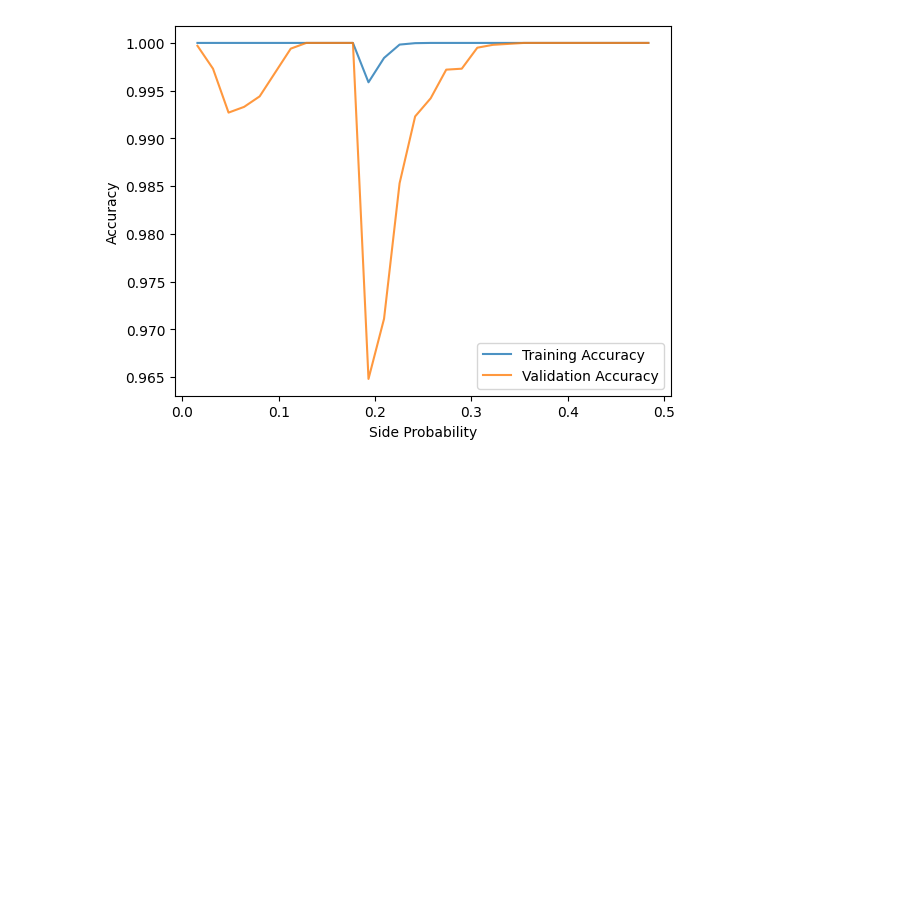
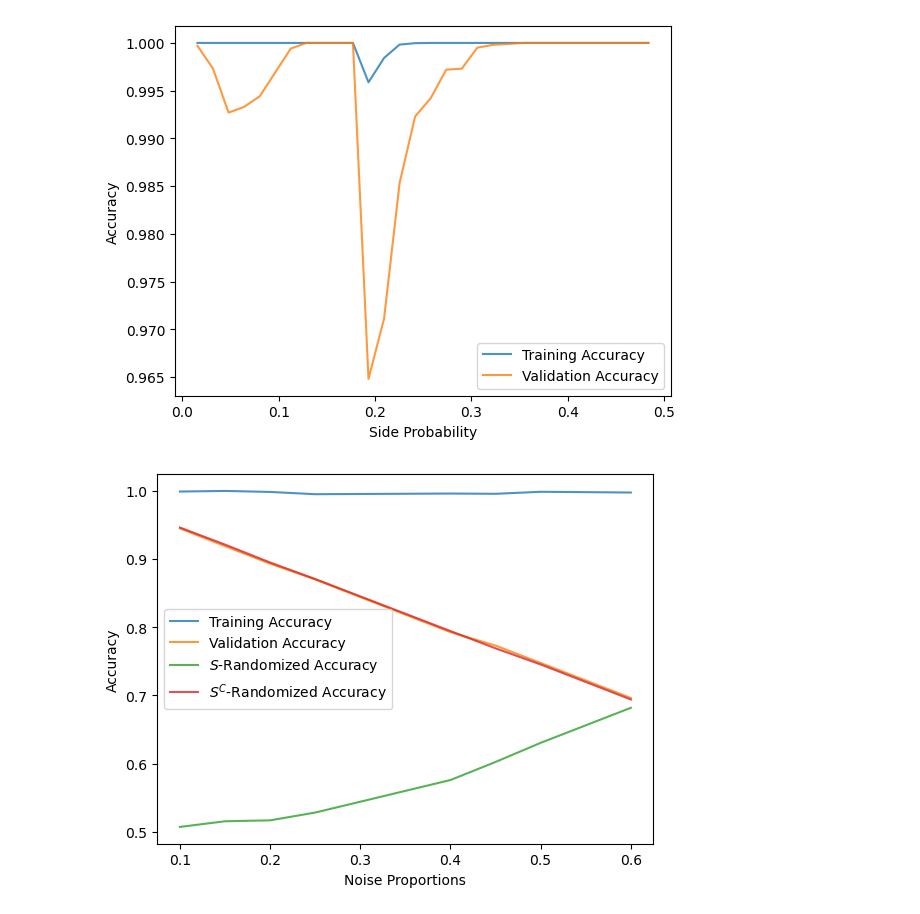
Before and after one commit to tianwen-fu/701-simplicity-bias, a Jupyter notebook: notebooks/extract_tensorboard.ipynb, the cells around one changed output. Drawn from its saved outputs; the diff is of its cells as text; code cells hidden in the pictures; blank space fills up the shorter version.

Commit message:
noise proportions

```diff
--- a/notebooks/extract_tensorboard.ipynb
+++ b/notebooks/extract_tensorboard.ipynb
@@ -114,5 +114,5 @@ plt.show()
 # %%
-root_dir = '/home/studio-lab-user/701-simplicity-bias/output/training_logs_221030_023412'
+root_dir = '/home/studio-lab-user/701-simplicity-bias/output/training_logs_221030_023539'
 side_probs = []
 train_acc = []
 val_acc = []
@@ -292,3 +292,39 @@ plt.savefig('/home/studio-lab-user/701-simplicity-bias/output/5slab_ref_sideprob
 plt.show()
 # %% [output]
 [figure]
+# %%
+root_dir = '/home/studio-lab-user/701-simplicity-bias/output/training_logs_221031_043448'
+noise_props = []
+train_acc = []
+val_acc = []
+srandom_acc = []
+scrandom_acc = []
+for dir in os.listdir(root_dir):
+    if '7slabs_noiseprop' not in dir or 'ref' in dir or '0.3' in dir or '0.55' in dir: continue
+    noise_props.append(float(dir.split('_')[-1]))
+    event_name = [fname for fname in os.listdir(os.path.join(root_dir, dir)) if fname.startswith('events.')][0]
+    ea = event_accumulator.EventAccumulator(os.path.join(root_dir, dir, event_name),
+          size_guidance={
+              event_accumulator.COMPRESSED_HISTOGRAMS: 500,
+              event_accumulator.IMAGES: 4,
+              event_accumulator.AUDIO: 4,
+              event_accumulator.SCALARS: 0,
+              event_accumulator.HISTOGRAMS: 1,
+          })
+    ea.Reload()
+    train_acc.append(ea.Scalars('Train/Accuracy')[-1].value)
+    val_acc.append(ea.Scalars('Val/Accuracy')[-1].value)
+    srandom_acc.append(ea.Scalars('s_randomized/Accuracy')[-1].value)
+    scrandom_acc.append(ea.Scalars('sc_randomized/Accuracy')[-1].value)
+lw, alpha = 1.5, 0.8
+plt.plot(noise_props, train_acc, label='Training Accuracy', linewidth=lw, alpha=alpha)
+plt.plot(noise_props, val_acc, label='Validation Accuracy', linewidth=lw, alpha=alpha)
+plt.plot(noise_props, srandom_acc, label='$S$-Randomized Accuracy', linewidth=lw, alpha=alpha)
+plt.plot(noise_props, scrandom_acc, label='$S^C$-Randomized Accuracy', linewidth=lw, alpha=alpha)
+plt.xlabel('Noise Proportions')
+plt.ylabel('Accuracy')
+plt.legend()
+plt.savefig('/home/studio-lab-user/701-simplicity-bias/output/7slab_noiseprop.pdf', bbox_inches='tight', pad_inches=0, dpi=300)
+plt.show()
+# %% [output]
+[figure, added]
```
Also changed, not shown: parts of 5 cells of this notebook, 2 other files.
